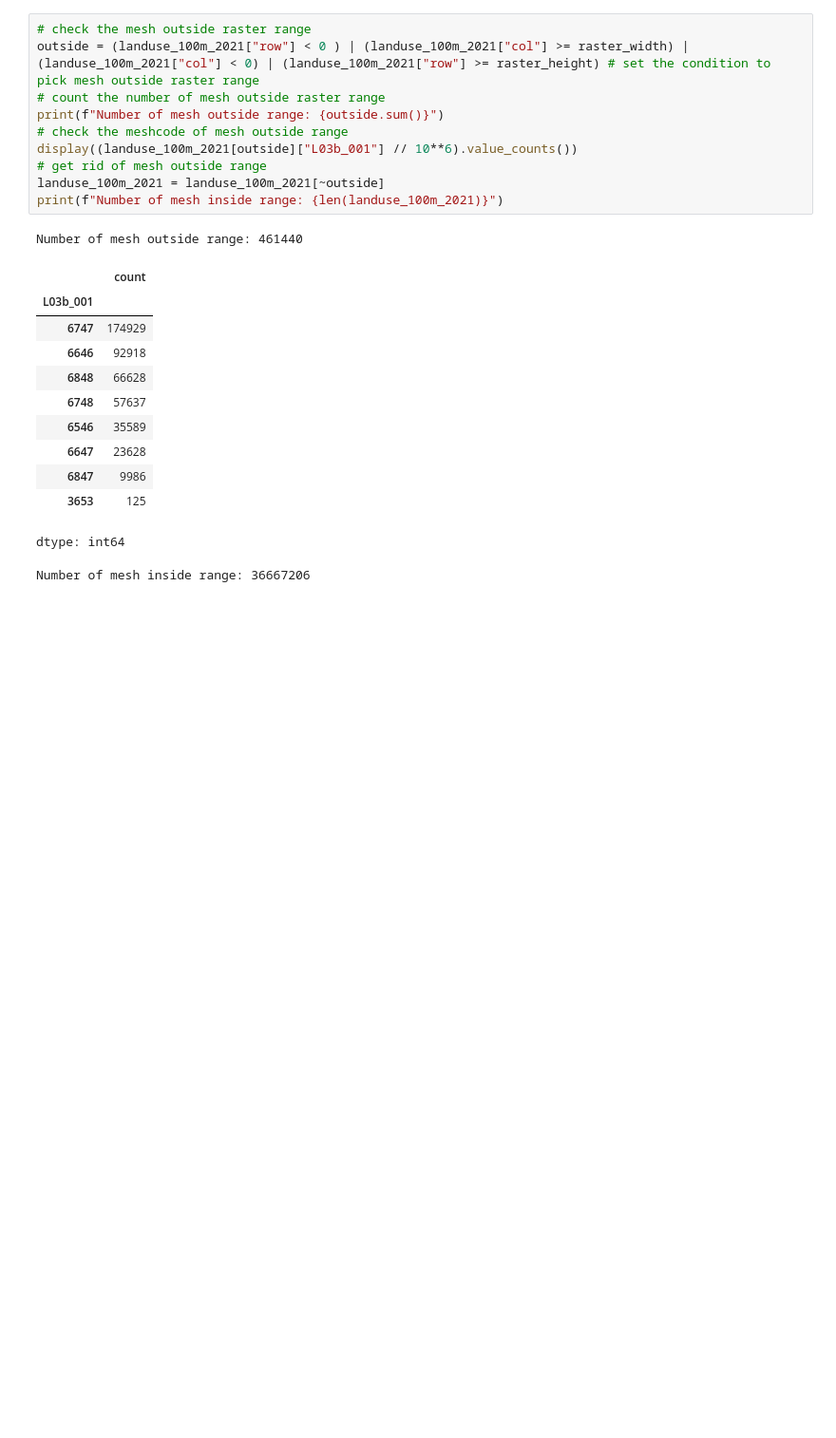
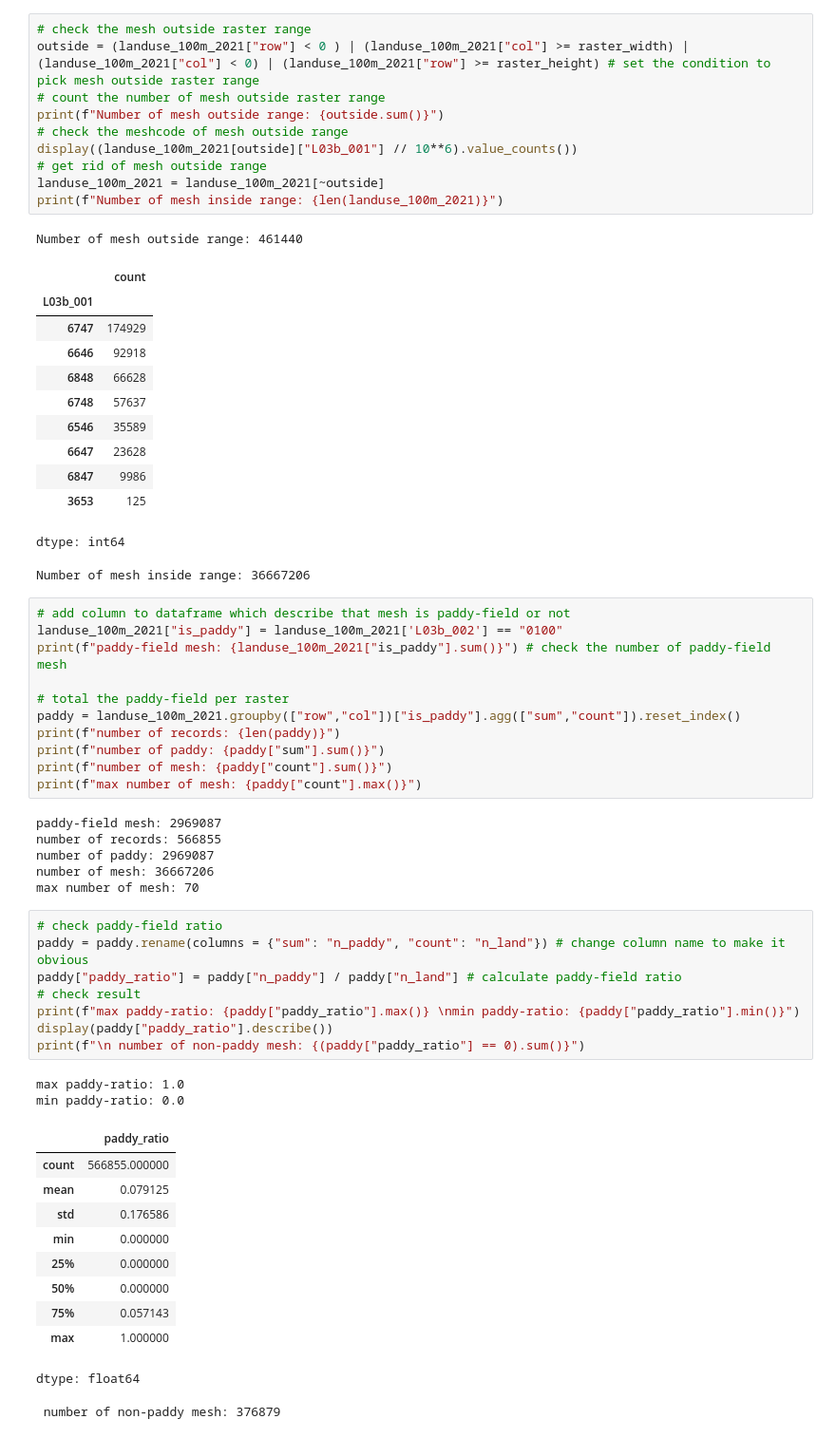
Before and after one commit to Bokenasubi-T/pomacea-distribution-jp, a Jupyter notebook: notebooks/08_convert_landuse_to_grid.ipynb, the cells around one changed output. Shown at 95% size. Drawn from its saved outputs; the diff is of its cells as text; blank space fills up the shorter version.

Commit message:
version1 convert 100m mesh data to raster data with value of paddy-field ratio value

```diff
--- a/notebooks/08_convert_landuse_to_grid.ipynb
+++ b/notebooks/08_convert_landuse_to_grid.ipynb
@@ -123,3 +123,42 @@ Number of mesh outside range: 461440
 | 3653 | 125 |
 dtype: int64
 Number of mesh inside range: 36667206
+# %%
+# add column to dataframe which describe that mesh is paddy-field or not
+landuse_100m_2021["is_paddy"] = landuse_100m_2021['L03b_002'] == "0100"
+print(f"paddy-field mesh: {landuse_100m_2021["is_paddy"].sum()}") # check the number of paddy-field mesh
+
+# total the paddy-field per raster
+paddy = landuse_100m_2021.groupby(["row","col"])["is_paddy"].agg(["sum","count"]).reset_index()
+print(f"number of records: {len(paddy)}")
+print(f"number of paddy: {paddy["sum"].sum()}")
+print(f"number of mesh: {paddy["count"].sum()}")
+print(f"max number of mesh: {paddy["count"].max()}")
+# %% [output]
+paddy-field mesh: 2969087
+number of records: 566855
+number of paddy: 2969087
+number of mesh: 36667206
+max number of mesh: 70
+# %%
+# check paddy-field ratio
+paddy = paddy.rename(columns = {"sum": "n_paddy", "count": "n_land"}) # change column name to make it obvious
+paddy["paddy_ratio"] = paddy["n_paddy"] / paddy["n_land"] # calculate paddy-field ratio
+# check result
+print(f"max paddy-ratio: {paddy["paddy_ratio"].max()} \nmin paddy-ratio: {paddy["paddy_ratio"].min()}")
+display(paddy["paddy_ratio"].describe())
+print(f"\n number of non-paddy mesh: {(paddy["paddy_ratio"] == 0).sum()}")
+# %% [output]
+max paddy-ratio: 1.0
+min paddy-ratio: 0.0
+|  | paddy_ratio |
+| count | 566855.000000 |
+| mean | 0.079125 |
+| std | 0.176586 |
+| min | 0.000000 |
+| 25% | 0.000000 |
+| 50% | 0.000000 |
+| 75% | 0.057143 |
+| max | 1.000000 |
+dtype: float64
+ number of non-paddy mesh: 376879
```
Also changed, not shown: parts of 4 cells of this notebook.
